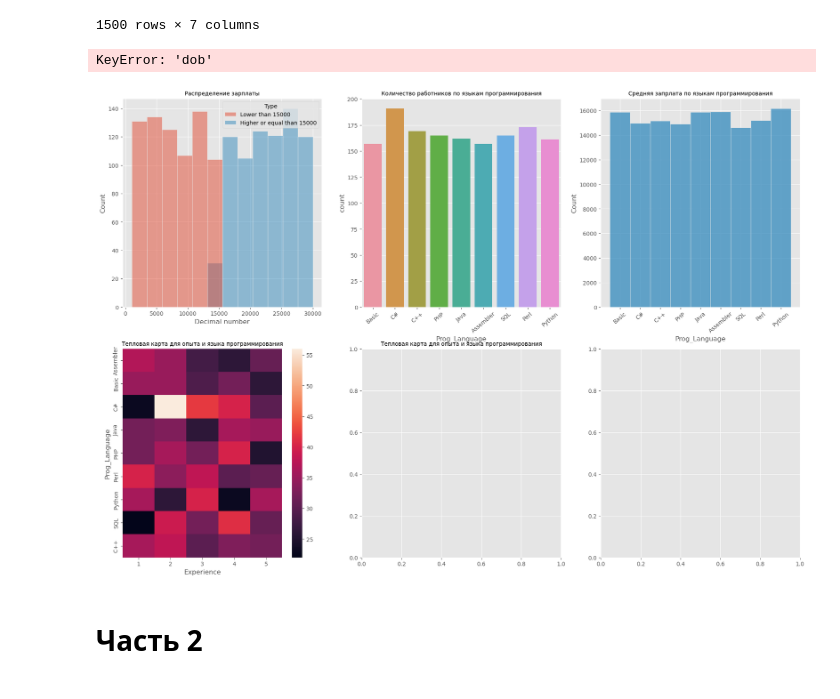
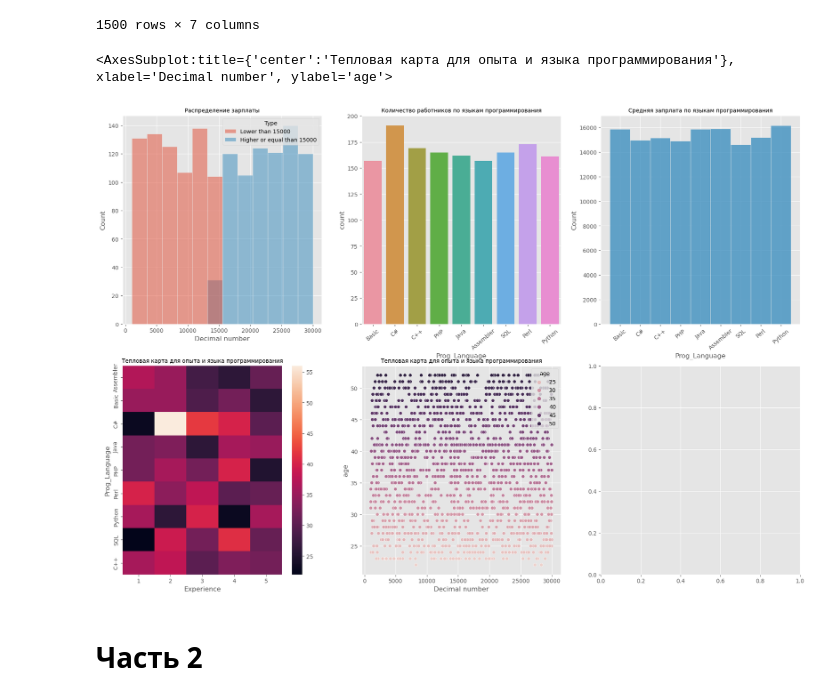
Before and after one commit to paulyurlov/DataVisualization, a Jupyter notebook: Семринар_11.ipynb, the cells around one changed output. Drawn from its saved outputs; the diff is of its cells as text; code cells hidden in the pictures.

```diff
--- a/Семринар_11.ipynb
+++ b/Семринар_11.ipynb
@@ -46,32 +46,32 @@ df
 # %%
 fig, ax = plt.subplots(2, 3, figsize=(22, 15))
 
 df['Type'] = 'Lower than 15000'
 df.loc[df['Decimal number'] >= 15000, 'Type'] = 'Higher or equal than 15000'
 ax[0][0].set_title('Распределение зарплаты', fontsize=10)
 sns.histplot(data=df, x='Decimal number', hue='Type', ax=ax[0][0])
 
 ax[0][1].set_title('Количество работников по языкам программирования', fontsize=10)
 sns.countplot(data=df, x='Prog_Language', ax=ax[0][1])
 ax[0][1].set_xticklabels(ax[0][1].get_xticklabels(), rotation=40)
 
 tmp = df.groupby(by=['Prog_Language']).mean()
 tmp.reset_index()
 ax[0][2].set_title('Средняя запрлата по языкам программирования', fontsize=10)
 sns.histplot(data=tmp, x='Prog_Language', weights=tmp['Decimal number'], ax=ax[0][2])
 ax[0][2].set_xticklabels(ax[0][1].get_xticklabels(), rotation=40)
 
 tmp = df.groupby(['Prog_Language', 'Experience']).count().reset_index().pivot(index='Prog_Language', columns='Experience', values='Type')
 ax[1][0].set_title('Тепловая карта для опыта и языка программирования', fontsize=10)
 sns.heatmap(data=tmp, ax=ax[1][0])
 
 ax[1][1].set_title('Тепловая карта для опыта и языка программирования', fontsize=10)
 df['Date'] = pd.to_datetime(df['Date'], format='%d-%m-%Y')
-df['age'] = (date - df['dob']).astype('<m8[Y]')
+df['age'] = df['Date'].apply(calculate_age)
 sns.scatterplot(data=df, x='Decimal number', y='age', hue='age', ax=ax[1][1])
 # %% [output]
-KeyError: 'dob'
+<AxesSubplot:title={'center':'Тепловая карта для опыта и языка программирования'}, xlabel='Decimal number', ylabel='age'>
-[figure, old version]
+[figure, new version]
 # %% [markdown]
 # Часть 2
 # %%
```
